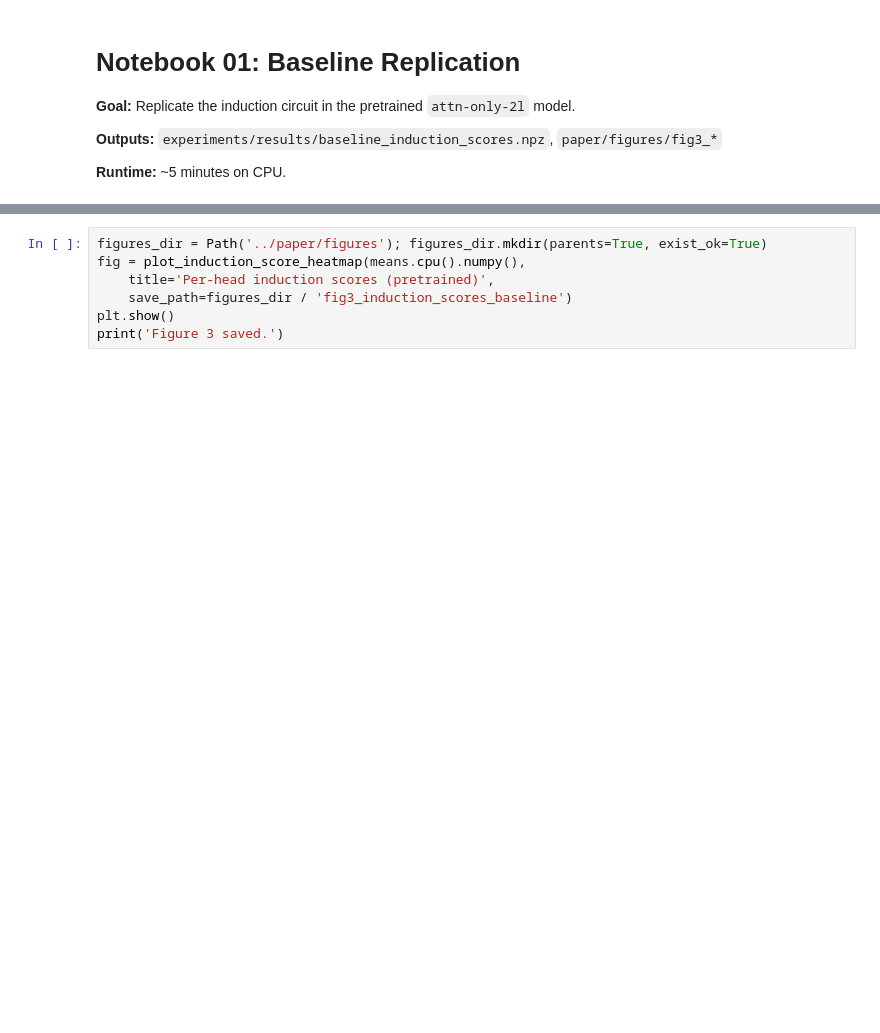
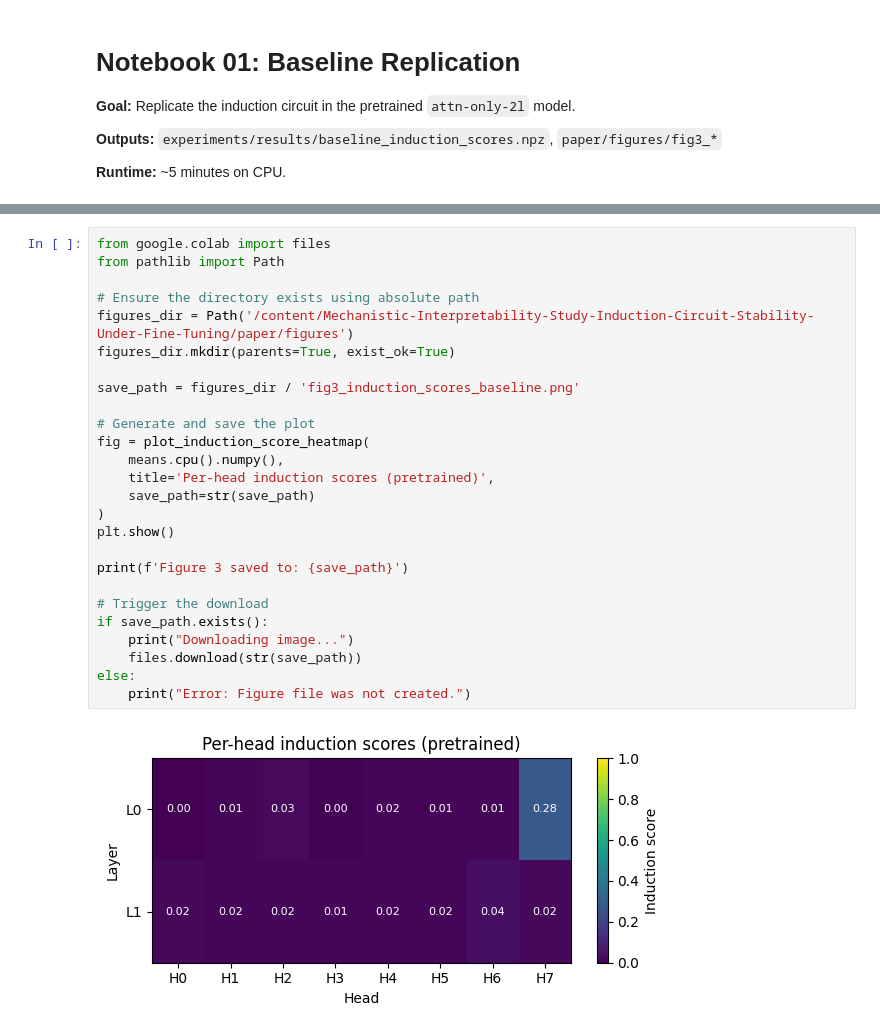
Before and after one commit to Mattral/Mechanistic-Interpretability-Study-Induction-Circuit-Stability-Under-Fine-Tuning, a Jupyter notebook: notebooks/01_replication.ipynb, the cells around one changed output, grey strips where cells are left out. Saved outputs shown, nothing was run; the diff lists cells and outputs as text; blank space fills up the shorter version.

```diff
--- a/notebooks/01_replication.ipynb
+++ b/notebooks/01_replication.ipynb
@@ -42,7 +120,28 @@ print('Saved.')
 # %%
-figures_dir = Path('../paper/figures'); figures_dir.mkdir(parents=True, exist_ok=True)
-fig = plot_induction_score_heatmap(means.cpu().numpy(),
+from google.colab import files
+from pathlib import Path
+
+# Ensure the directory exists using absolute path
+figures_dir = Path('/content/Mechanistic-Interpretability-Study-Induction-Circuit-Stability-Under-Fine-Tuning/paper/figures')
+figures_dir.mkdir(parents=True, exist_ok=True)
+
+save_path = figures_dir / 'fig3_induction_scores_baseline.png'
+
+# Generate and save the plot
+fig = plot_induction_score_heatmap(
+    means.cpu().numpy(),
     title='Per-head induction scores (pretrained)',
-    save_path=figures_dir / 'fig3_induction_scores_baseline')
+    save_path=str(save_path)
+)
 plt.show()
-print('Figure 3 saved.')
+
+print(f'Figure 3 saved to: {save_path}')
+
+# Trigger the download
+if save_path.exists():
+    print("Downloading image...")
+    files.download(str(save_path))
+else:
+    print("Error: Figure file was not created.")
+# %% [output]
+[figure, added]
```
Also changed, not shown: parts of 7 cells of this notebook.
